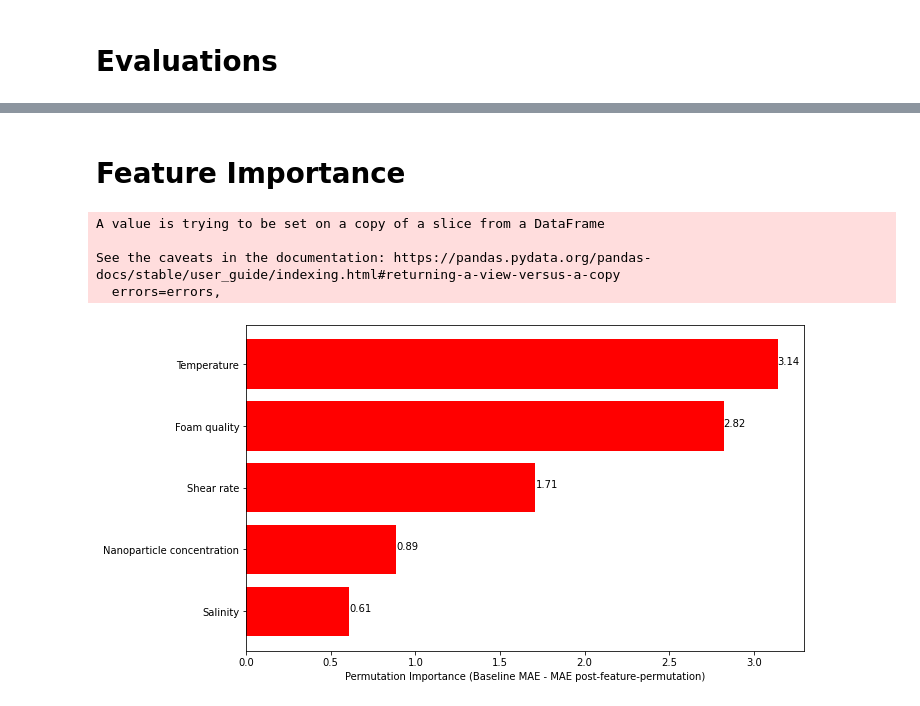
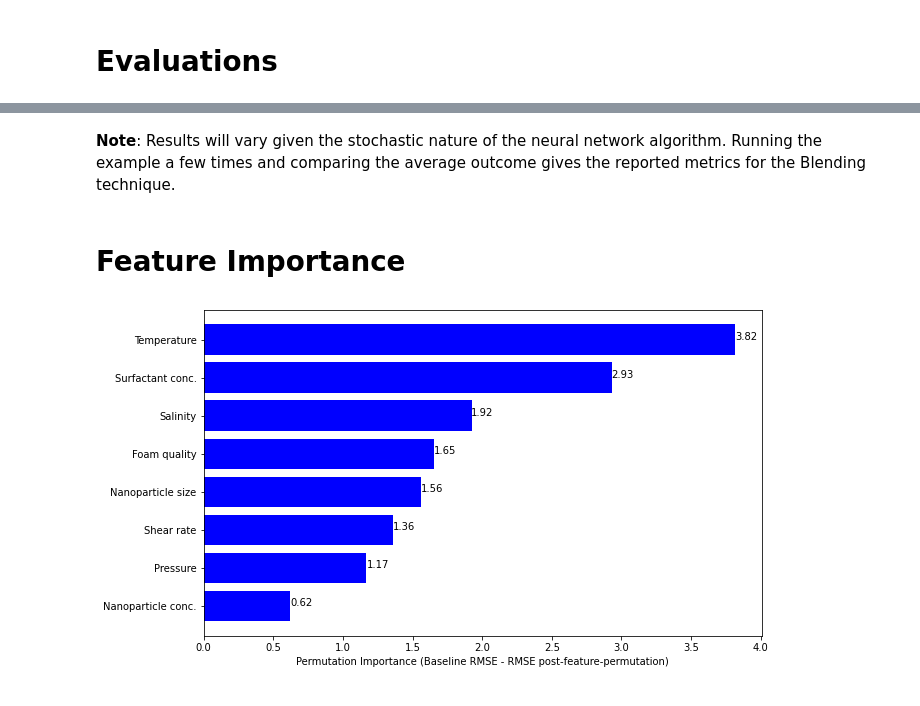
Before and after one commit to toluwee/How-thick-is-this-anyway-, a Jupyter notebook: Rheology_prediction_with_blending_ensemble.ipynb, the cells around one changed output, grey strips where cells are left out. Drawn from its saved outputs; the diff is of its cells as text; code cells hidden in the pictures.

```diff
--- a/Rheology_prediction_with_blending_ensemble.ipynb
+++ b/Rheology_prediction_with_blending_ensemble.ipynb
@@ -127,0 +257,3 @@ model_KNN = KNeighborsRegressor(algorithm = 'auto', leaf_size = 98, n_neighbors
+# %%
+y_train= y_train.values.ravel()
+y_test = y_test.values.ravel()
@@ -127,0 +407,6 @@ model_KNN = KNeighborsRegressor(algorithm = 'auto', leaf_size = 98, n_neighbors
+# %%
+# Define base model
+model_SVR =rnd_search.best_estimator_
+
+# evaluate model
+evaluate_model(model_SVR, X_train, y_train, scoring, cv)
@@ -127,0 +662,18 @@ model_KNN = KNeighborsRegressor(algorithm = 'auto', leaf_size = 98, n_neighbors
+# %%
+# define the base model
+model = DecisionTreeRegressor(random_state= 42,)
+
+param_dist = {
+    "max_depth": randint(2, 10),
+    "min_samples_split": randint(2, 10),
+    # 'min_samples_leaf' : randint(1, 100),
+    # # 'max_features' : ["auto", "sqrt", "log2"],
+    # "max_leaf_nodes": randint(2, 100),
+    }
+
+rnd_search = RandomizedSearchCV(estimator= model, param_distributions=param_dist,cv=cv,
+                           scoring=scoring, return_train_score=True, random_state = seed,
+                           verbose =2, n_jobs=-1,)
+rnd_search.fit(X_train, y_train)
+
+rnd_search.best_params_
@@ -354,39 +1193,42 @@ data_table.DataTable(Compo, include_index=False)
+# %% [markdown]
+**Note**: Results will vary given the stochastic nature of the neural network algorithm. Running the example a few times and comparing the average outcome gives the reported metrics for the Blending technique.
 # %% [markdown]
 # Feature Importance
 # %%
-from sklearn.inspection import permutation_importance
 # perform permutation importance
 results = permutation_importance(model_SVR, X_train, y_train,
-                                 scoring='neg_mean_absolute_error',
+                                 scoring='neg_root_mean_squared_error',
                                  n_repeats=10, n_jobs=-1, random_state=42)
 # get importance
 feature_importance = results.importances_mean
 
 train_X.rename(columns = {'temp': 'Temperature',
                           'foam_qual': 'Foam quality',
                           'shear':'Shear rate',
-                          'np_conc': 'Nanoparticle concentration',
+                          'np_conc': 'Nanoparticle conc.',
+                          'surf_conc': 'Surfactant conc.',
+                          'np_size': 'Nanoparticle size',
+                          'pressure': 'Pressure',
                           'salinity': 'Salinity'}, inplace= True)
 
 sorted_feat= sorted(zip(feature_importance, train_X), reverse=False)
 
 # Create two lists from the list of tuples created
 value,name = [list(c) for c in zip(*sorted_feat)]
 
 # Plot the features
-plt.figure(figsize=(10,6))
-plt.barh(y = name, width= value, color= 'r')
+f = plt.figure(figsize=(10,6))
+plt.barh(y = name, width= value, color= 'b')
 
 for index, value in enumerate(value):
   value = round(value,2)
   plt.text(value, index, str(value))
 
-plt.xlabel('Permutation Importance (Baseline MAE - MAE post-feature-permutation)')
+plt.xlabel('Permutation Importance (Baseline RMSE - RMSE post-feature-permutation)')
 # plt.ylabel(' Features ')
 plt.show()
+
+
+# f.savefig("/content/drive/MyDrive/Colab Notebooks/shap_plot/pfi.png", bbox_inches='tight', dpi=600)
 # %% [output]
-A value is trying to be set on a copy of a slice from a DataFrame
-
-See the caveats in the documentation: https://pandas.pydata.org/pandas-docs/stable/user_guide/indexing.html#returning-a-view-versus-a-copy
-  errors=errors,
-[figure, old version]
+[figure, new version]
```
Also changed, not shown: parts of 121 cells of this notebook.
